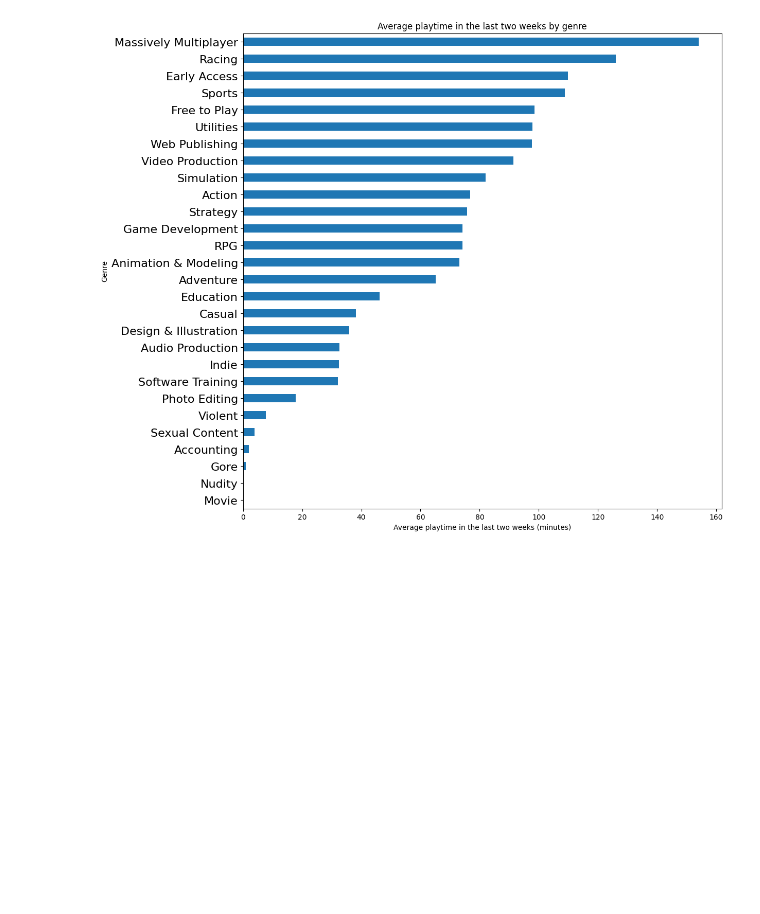
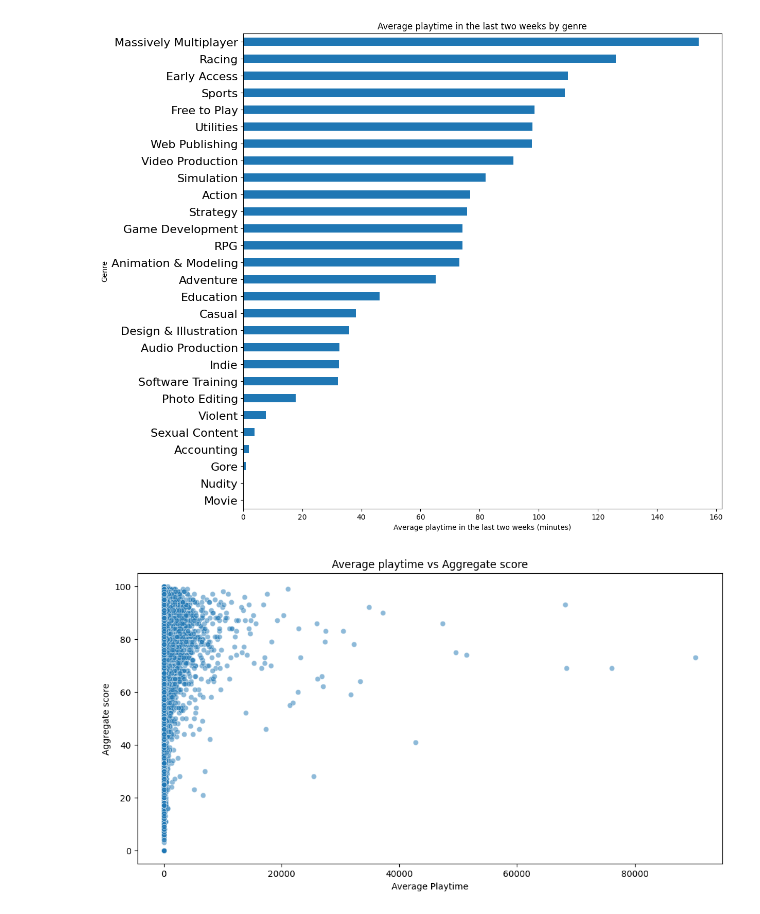
Before and after one commit to adsh16/game-recommendation-system, a Jupyter notebook: eda.ipynb, the cells around one changed output. Cells and saved outputs as stored; diff of their text form; code cells hidden in the pictures; blank space fills up the shorter version.

```diff
--- a/eda.ipynb
+++ b/eda.ipynb
@@ -481,3 +477,13 @@ plt.yticks(fontsize=16)
 plt.show()
 # %% [output]
 [figure]
+# %%
+# Plot the relationship between price and aggregate_score to see if more expensive games tend to have higher or lower scores
+plt.figure(figsize=(12, 6))
+sns.scatterplot(data=df, x='average_playtime_forever', y='aggregate_score', alpha=0.5)
+plt.title('Average playtime vs Aggregate score')
+plt.xlabel('Average Playtime')
+plt.ylabel('Aggregate score')
+plt.show()
+# %% [output]
+[figure, added]
```
Also changed, not shown: parts of 13 cells of this notebook.
